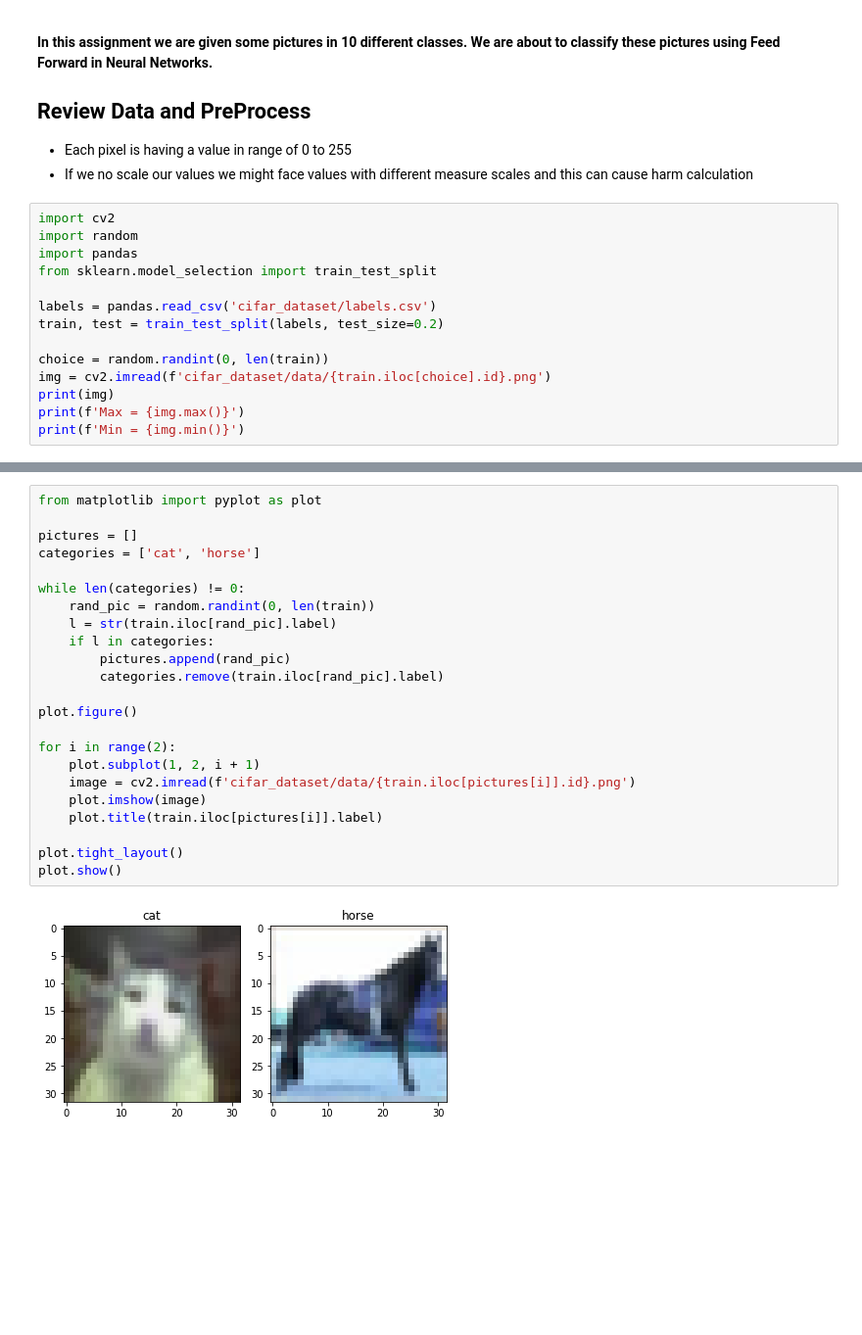
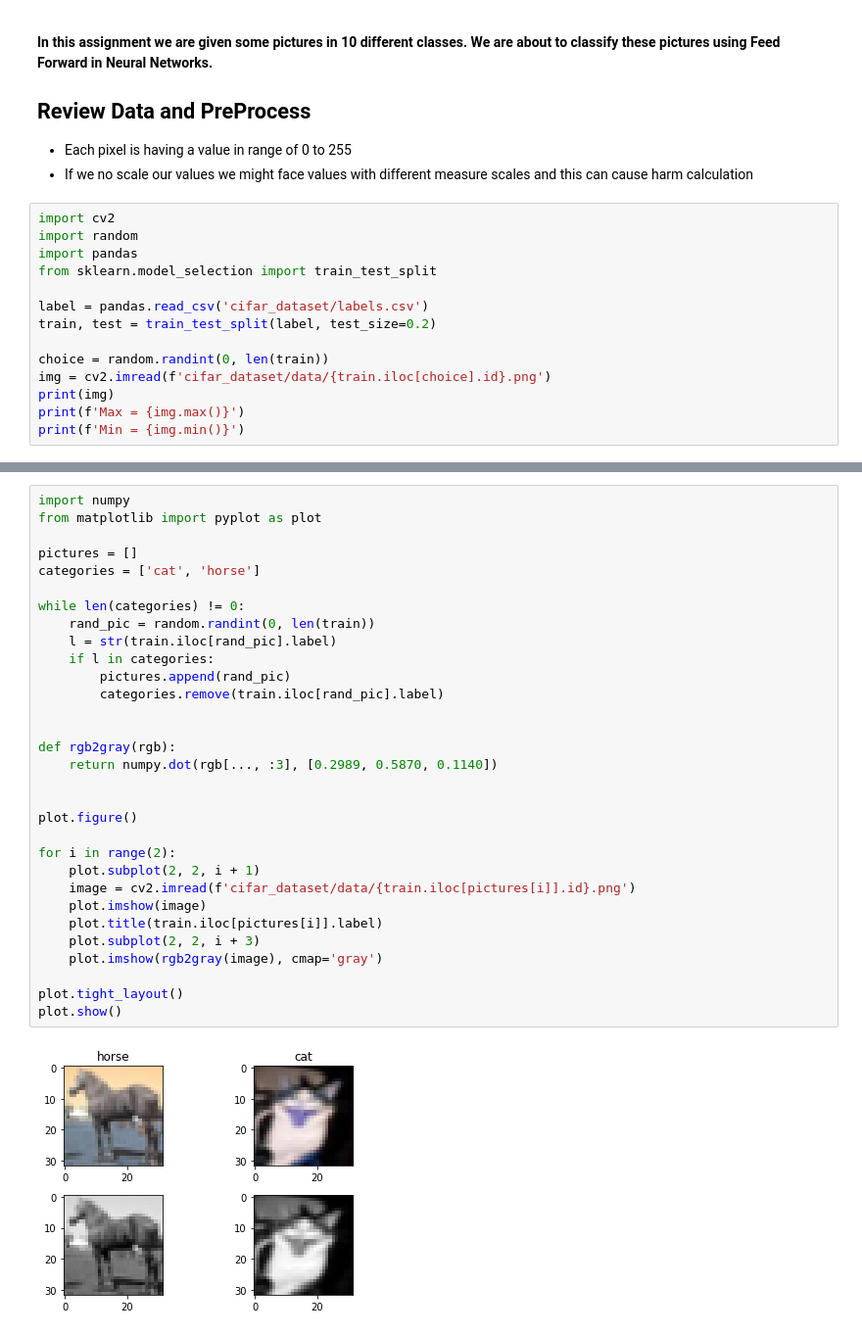
Before and after one commit to SM2A/Artificial_Intelligence_Course_Projects, a Jupyter notebook: CA5/Report.ipynb, the cells around one changed output, grey strips where cells are left out. Shown at 98% size. Drawn from its saved outputs; the diff is of its cells as text; blank space fills up the shorter version.

```diff
--- a/CA5/Report.ipynb
+++ b/CA5/Report.ipynb
@@ -15,8 +15,8 @@ import random
 import pandas
 from sklearn.model_selection import train_test_split
 
-labels = pandas.read_csv('cifar_dataset/labels.csv')
-train, test = train_test_split(labels, test_size=0.2)
+label = pandas.read_csv('cifar_dataset/labels.csv')
+train, test = train_test_split(label, test_size=0.2)
 
 choice = random.randint(0, len(train))
 img = cv2.imread(f'cifar_dataset/data/{train.iloc[choice].id}.png')
@@ -44,28 +44,36 @@ Min = 0
 # %%
+import numpy
 from matplotlib import pyplot as plot
 
 pictures = []
 categories = ['cat', 'horse']
 
 while len(categories) != 0:
     rand_pic = random.randint(0, len(train))
     l = str(train.iloc[rand_pic].label)
     if l in categories:
         pictures.append(rand_pic)
         categories.remove(train.iloc[rand_pic].label)
 
+
+def rgb2gray(rgb):
+    return numpy.dot(rgb[..., :3], [0.2989, 0.5870, 0.1140])
+
+
 plot.figure()
 
 for i in range(2):
-    plot.subplot(1, 2, i + 1)
+    plot.subplot(2, 2, i + 1)
     image = cv2.imread(f'cifar_dataset/data/{train.iloc[pictures[i]].id}.png')
     plot.imshow(image)
     plot.title(train.iloc[pictures[i]].label)
+    plot.subplot(2, 2, i + 3)
+    plot.imshow(rgb2gray(image), cmap='gray')
 
 plot.tight_layout()
 plot.show()
 # %% [output]
-[figure, old version]
+[figure, new version]
 # %%
 plot.figure()
 
```
Also changed, not shown: parts of 15 cells of this notebook.
